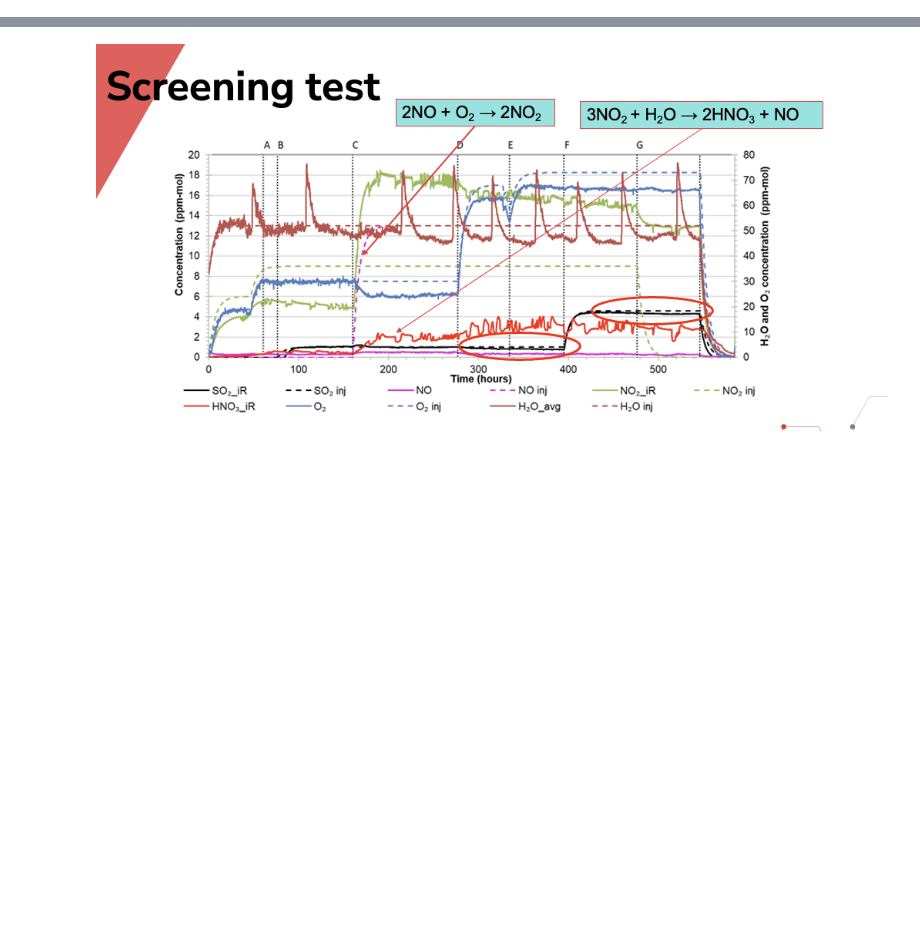
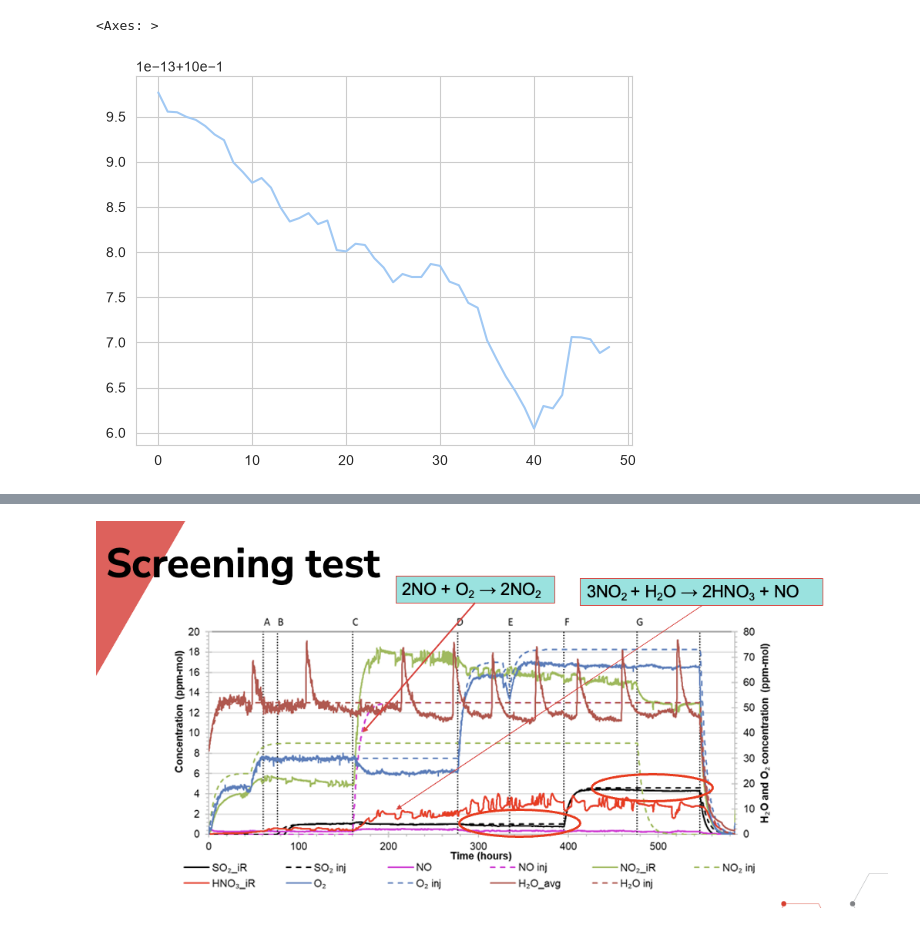
Before and after one commit to badw/arcs, a Jupyter notebook: examples/table_sandbox.ipynb, the cells around one changed output, grey strips where cells are left out. Cells and saved outputs as stored; diff of their text form; code cells hidden in the pictures; blank space fills up the shorter version.

```diff
--- a/examples/table_sandbox.ipynb
+++ b/examples/table_sandbox.ipynb
@@ -563,0 +385,5 @@ eqsystem
+# %%
+pd.DataFrame([scoring_stats[i].T[28] for i in range(1,50)]).reset_index()["quotient_score"].plot.line()
+# %% [output]
+<Axes: >
+[figure, added]
```
Also changed, not shown: parts of 99 cells of this notebook, 2 other files.
